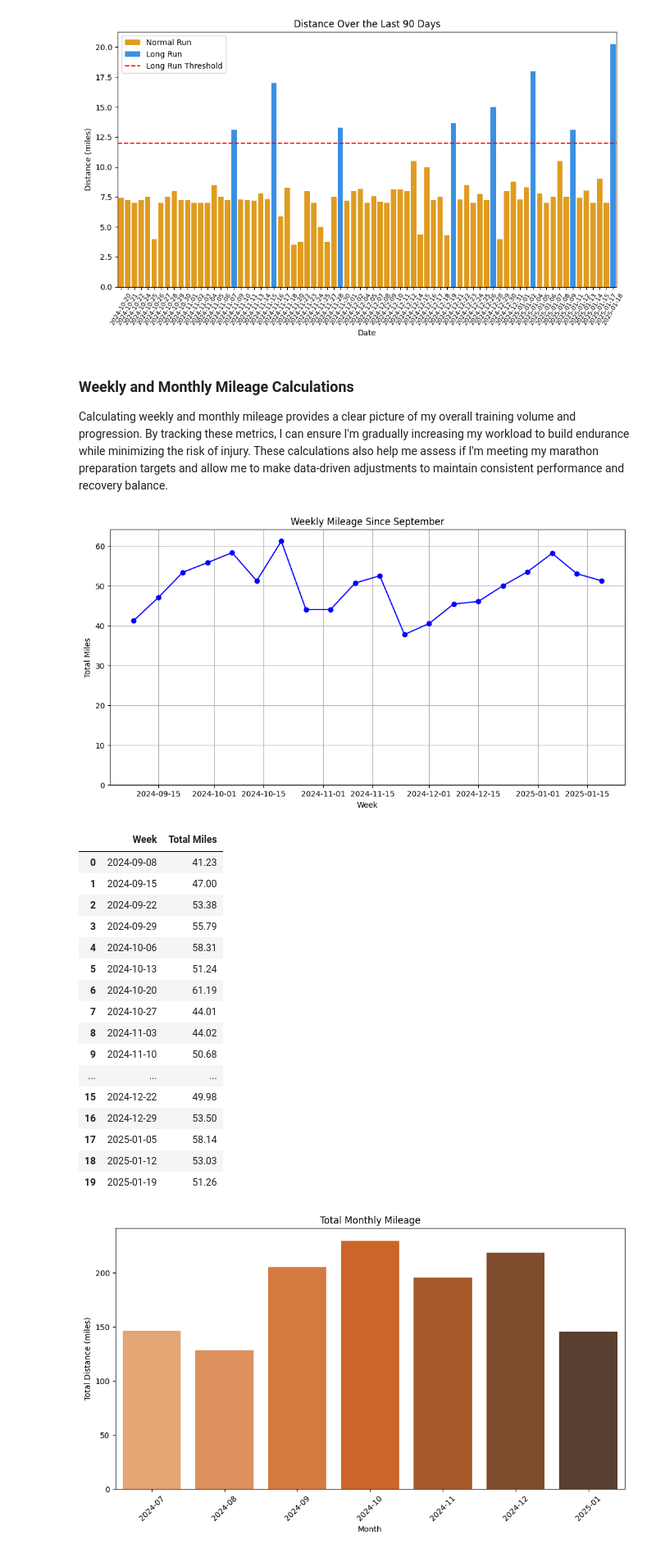
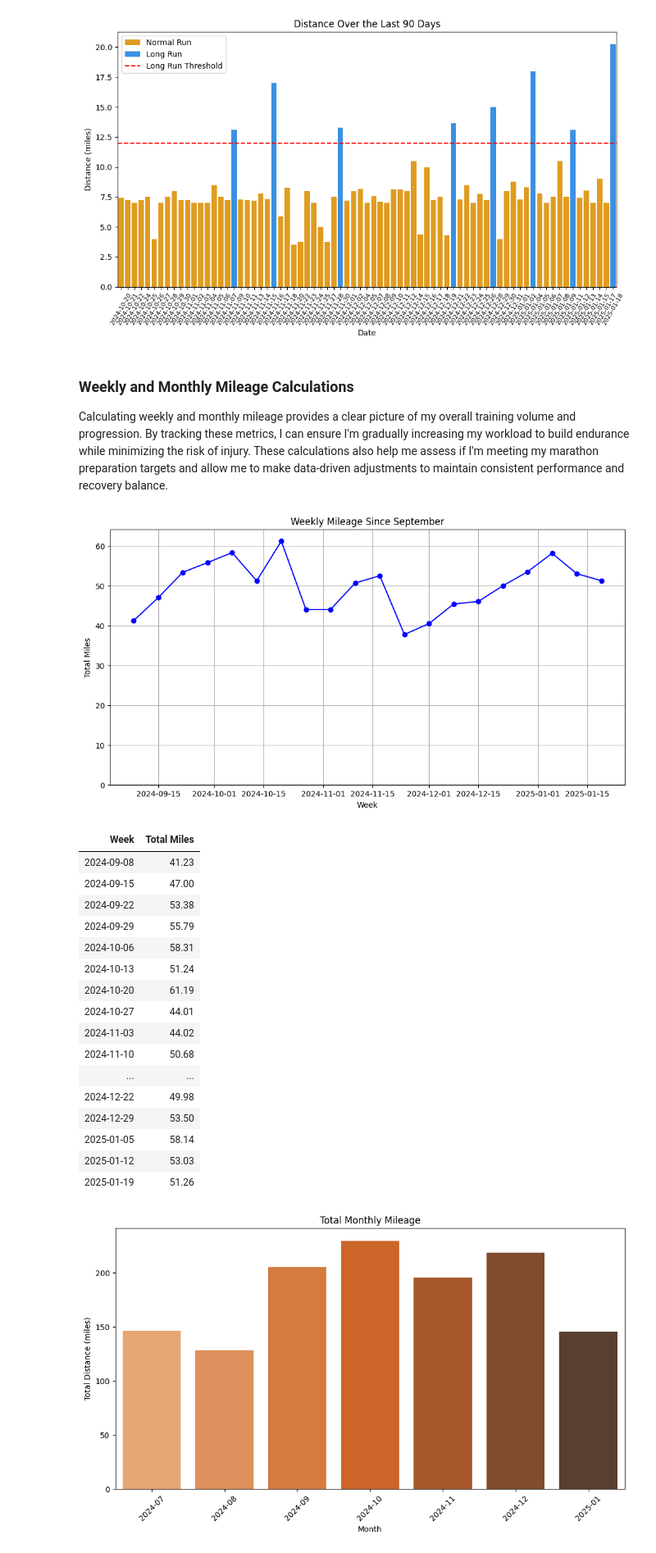
Before and after one commit to TimB21/Marathon-Training-Performance-and-Recovery-Dashboard, a Jupyter notebook: Script/Script.ipynb, the cells around one changed output. Shown at 82% size. Drawn from its saved outputs; the diff is of its cells as text; code cells hidden in the pictures.

```diff
--- a/Script/Script.ipynb
+++ b/Script/Script.ipynb
@@ -375,7 +357,8 @@ plt.show()
 [figure]
 [figure]
 # %% [markdown]
-### Weekly and Monthly Mileage Calculations
+<h3 id="weekly-and-monthly-mileage-calculations">Weekly and Monthly Mileage Calculations</h3>
+
 Calculating weekly and monthly mileage provides a clear picture of my overall training volume and progression. By tracking these metrics, I can ensure I'm gradually increasing my workload to build endurance while minimizing the risk of injury. These calculations also help me assess if I'm meeting my marathon preparation targets and allow me to make data-driven adjustments to maintain consistent performance and recovery balance.
 # %%
 # Filter for runs since September 1
@@ -400,27 +383,41 @@ plt.ylim(0, weekly_mileage['Total Miles'].max() + 3)  # Set y-axis to start from
 plt.grid()
 plt.show()
 
-# Display the weekly mileage DataFrame
-display(weekly_mileage)
+# # Display the weekly mileage DataFrame
+# display(weekly_mileage)
 # %% [output]
 [figure]
-|  | Week | Total Miles |
-| 0 | 2024-09-08 | 41.23 |
-| 1 | 2024-09-15 | 47.00 |
-| 2 | 2024-09-22 | 53.38 |
-| 3 | 2024-09-29 | 55.79 |
-| 4 | 2024-10-06 | 58.31 |
-| 5 | 2024-10-13 | 51.24 |
-| 6 | 2024-10-20 | 61.19 |
-| 7 | 2024-10-27 | 44.01 |
-| 8 | 2024-11-03 | 44.02 |
-| 9 | 2024-11-10 | 50.68 |
-| ... | ... | ... |
-| 15 | 2024-12-22 | 49.98 |
-| 16 | 2024-12-29 | 53.50 |
-| 17 | 2025-01-05 | 58.14 |
-| 18 | 2025-01-12 | 53.03 |
-| 19 | 2025-01-19 | 51.26 |
+# %%
+from IPython.display import display, HTML
+
+# Convert the DataFrame to HTML and wrap it in a centered div
+html_table = weekly_mileage.to_html(classes='dataframe', index=False)
+centered_html = f"""
+<div style="text-align: center;">
+    {html_table}
+</div>
+"""
+
+# Display the centered DataFrame
+display(HTML(centered_html))
+# %% [output]
+| Week | Total Miles |
+| 2024-09-08 | 41.23 |
+| 2024-09-15 | 47.00 |
+| 2024-09-22 | 53.38 |
+| 2024-09-29 | 55.79 |
+| 2024-10-06 | 58.31 |
+| 2024-10-13 | 51.24 |
+| 2024-10-20 | 61.19 |
+| 2024-10-27 | 44.01 |
+| 2024-11-03 | 44.02 |
+| 2024-11-10 | 50.68 |
+| ... | ... |
+| 2024-12-22 | 49.98 |
+| 2024-12-29 | 53.50 |
+| 2025-01-05 | 58.14 |
+| 2025-01-12 | 53.03 |
+| 2025-01-19 | 51.26 |
 # %%
 # Assuming df is already loaded and 'Date' is in string format
 df['Date'] = pd.to_datetime(df['Date'], errors='coerce')  # Convert 'Date' to datetime
```
Also changed, not shown: parts of 9 cells of this notebook.
